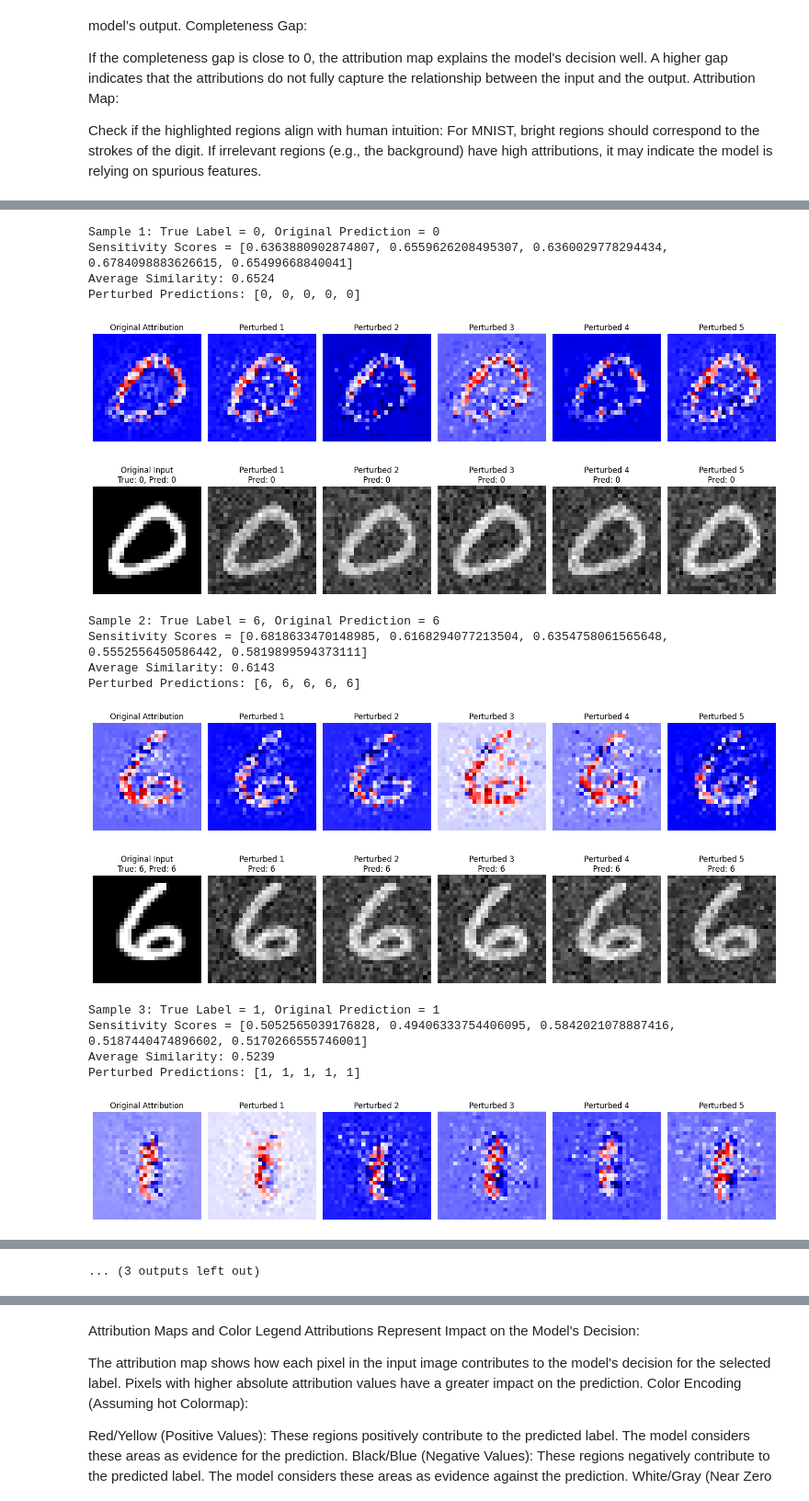
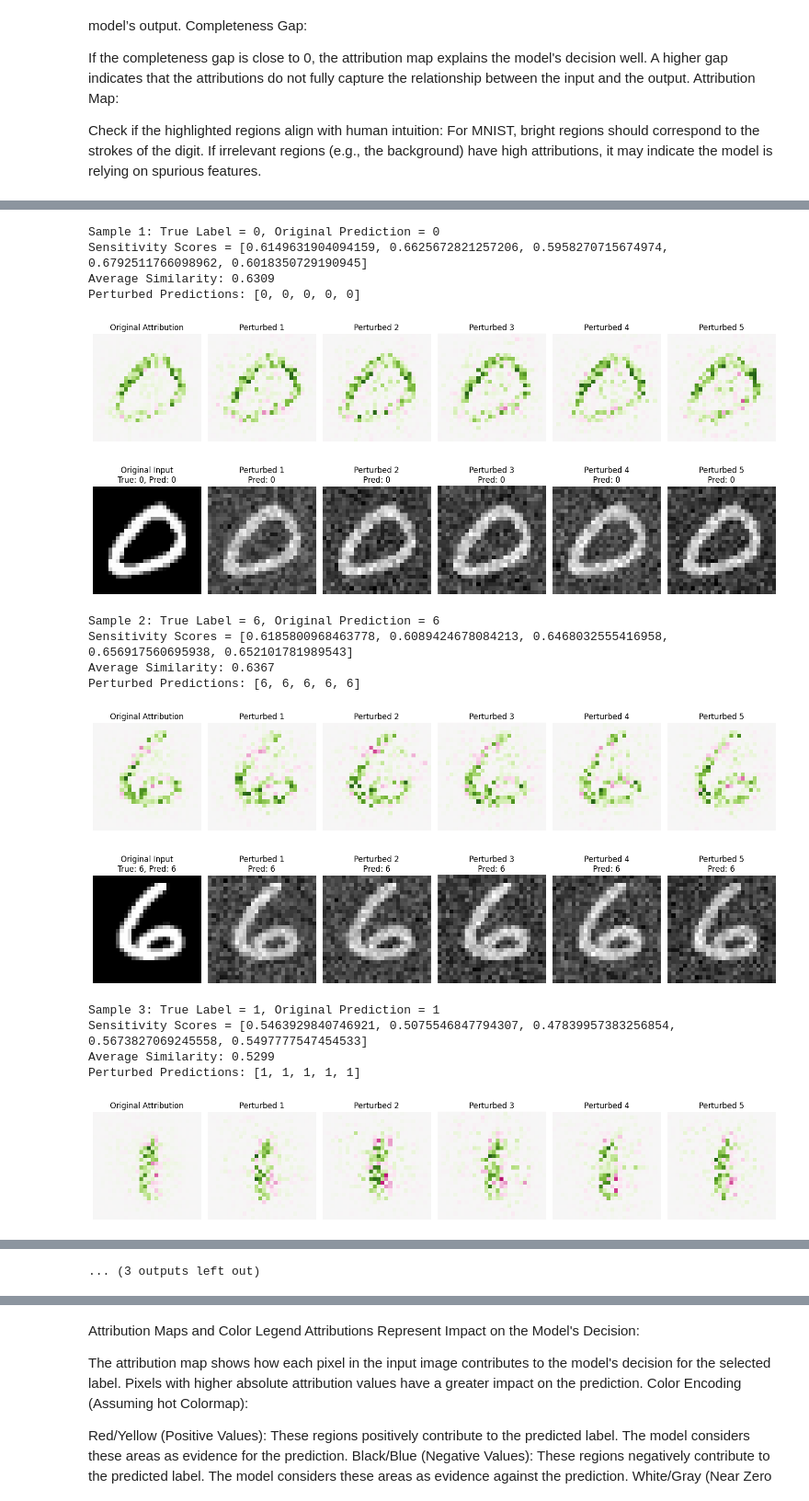
Before and after one commit to Ggenoni/SENN, a Jupyter notebook: training_SNEE.ipynb, the cells around one changed output, grey strips where cells are left out. Shown at 92% size. Drawn from its saved outputs; the diff is of its cells as text; code cells hidden in the pictures.

```diff
--- a/training_SNEE.ipynb
+++ b/training_SNEE.ipynb
@@ -1033,65 +1051,68 @@ for i, random_index in enumerate(random_indices):
 
     # Perform sensitivity analysis with high noise level
     sensitivity_scores, original_attributions, all_attributions, perturbed_predictions = sensitivity_analysis(
         wrapped_model, sample_input, baseline, predicted_label, noise_std=0.5, num_perturbations=5
     )
 
     print(f"\n\nSample {i + 1}: True Label = {sample_label}, Original Prediction = {predicted_label}")
     print(f"Sensitivity Scores = {sensitivity_scores}")
     print(f"Average Similarity: {np.mean(sensitivity_scores):.4f}")
     print(f"Perturbed Predictions: {perturbed_predictions}")
 
-    # Visualize original and perturbed attributions
-    plt.figure(figsize=(15, 5))
+    # Prepare data for visualization
+    original_attributions = original_attributions.squeeze()
+    cmap_bound = max(np.abs(original_attributions.max()), np.abs(original_attributions.min()))
+
+    # Create figure for attributions
+    fig, axes = plt.subplots(1, len(all_attributions) + 1, figsize=(15, 5))
 
     # Plot original attributions
-    plt.subplot(1, 6, 1)
-    plt.imshow(original_attributions, cmap="seismic")
-    plt.title("Original Attribution")
-    plt.axis("off")
+    axes[0].imshow(original_attributions, cmap="PiYG", vmin=-cmap_bound, vmax=cmap_bound)
+    axes[0].set_title("Original Attribution")
+    axes[0].axis("off")
 
     # Plot perturbed attributions
     for j, perturbed_attribution in enumerate(all_attributions):
-        plt.subplot(1, 6, j + 2)
-        plt.imshow(perturbed_attribution, cmap="seismic")
-        plt.title(f"Perturbed {j + 1}")
-        plt.axis("off")
+        perturbed_attribution = perturbed_attribution.squeeze()
+        axes[j + 1].imshow(perturbed_attribution, cmap="PiYG", vmin=-cmap_bound, vmax=cmap_bound)
+        axes[j + 1].set_title(f"Perturbed {j + 1}")
+        axes[j + 1].axis("off")
 
+    # Adjust layout for the plot
     plt.tight_layout()
     plt.show()
 
     # Visualize original and perturbed inputs
-    plt.figure(figsize=(15, 5))
-    plt.subplot(1, 6, 1)
-    plt.imshow(sample_input.squeeze().numpy(), cmap="gray")
-    plt.title(f"Original Input\nTrue: {sample_label}, Pred: {predicted_label}")
-    plt.axis("off")
+    fig, axes = plt.subplots(1, len(all_attributions) + 1, figsize=(15, 5))
+    axes[0].imshow(sample_input.squeeze().numpy(), cmap="gray")
+    axes[0].set_title(f"Original Input\nTrue: {sample_label}, Pred: {predicted_label}")
+    axes[0].axis("off")
 
-    for j in range(len(all_attributions)):
+    for j, perturbed_input in enumerate(all_attributions):
         noise = torch.randn_like(sample_input) * 0.5  # High noise level
         perturbed_input = sample_input + noise
-        plt.subplot(1, 6, j + 2)
-        plt.imshow(perturbed_input.squeeze().numpy(), cmap="gray")
-        plt.title(f"Perturbed {j + 1}\nPred: {perturbed_predictions[j]}")
-        plt.axis("off")
+        axes[j + 1].imshow(perturbed_input.squeeze().numpy(), cmap="gray")
+        axes[j + 1].set_title(f"Perturbed {j + 1}\nPred: {perturbed_predictions[j]}")
+        axes[j + 1].axis("off")
 
+    # Adjust layout for inputs
     plt.tight_layout()
     plt.show()
 # %% [output]
 Sample 1: True Label = 0, Original Prediction = 0
-Sensitivity Scores = [0.6363880902874807, 0.6559626208495307, 0.6360029778294434, 0.6784098883626615, 0.65499668840041]
-Average Similarity: 0.6524
+Sensitivity Scores = [0.6149631904094159, 0.6625672821257206, 0.5958270715674974, 0.6792511766098962, 0.6018350729190945]
+Average Similarity: 0.6309
 Perturbed Predictions: [0, 0, 0, 0, 0]
-[figure, old version]
+[figure, new version]
-[figure, old version]
+[figure, new version]
 Sample 2: True Label = 6, Original Prediction = 6
-Sensitivity Scores = [0.6818633470148985, 0.6168294077213504, 0.6354758061565648, 0.5552556450586442, 0.5819899594373111]
-Average Similarity: 0.6143
+Sensitivity Scores = [0.6185800968463778, 0.6089424678084213, 0.6468032555416958, 0.656917560695938, 0.652101781989543]
+Average Similarity: 0.6367
 Perturbed Predictions: [6, 6, 6, 6, 6]
-[figure, old version]
+[figure, new version]
-[figure, old version]
+[figure, new version]
 Sample 3: True Label = 1, Original Prediction = 1
-Sensitivity Scores = [0.5052565039176828, 0.49406333754406095, 0.5842021078887416, 0.5187440474896602, 0.5170266555746001]
-Average Similarity: 0.5239
+Sensitivity Scores = [0.5463929840746921, 0.5075546847794307, 0.47839957383256854, 0.5673827069245558, 0.5497777547454533]
+Average Similarity: 0.5299
 Perturbed Predictions: [1, 1, 1, 1, 1]
-[figure, old version]
+[figure, new version]
```
Also changed, not shown: parts of 4 cells of this notebook.
